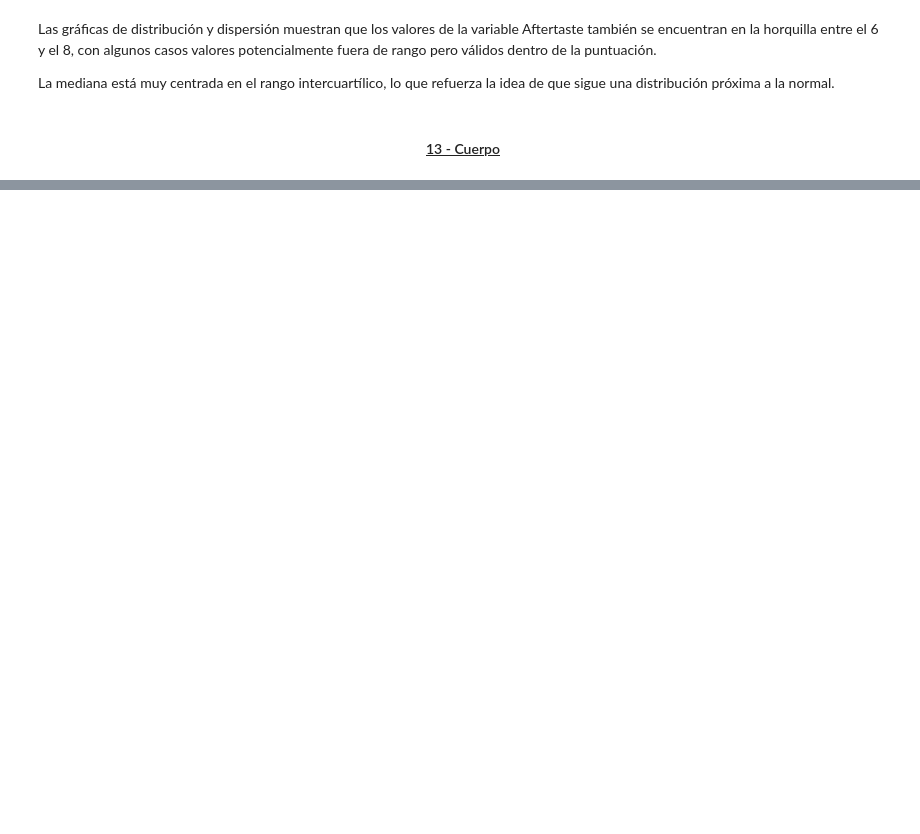
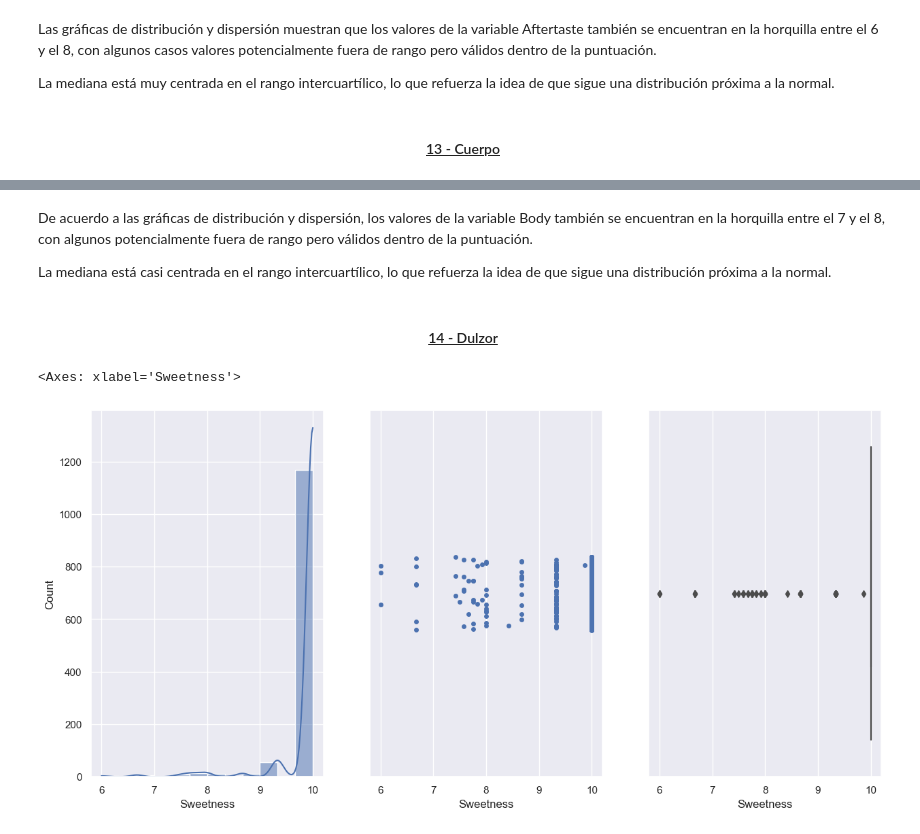
Before and after one commit to jmramaq/TrainingEDA_Coffee, a Jupyter notebook: src/EDA.ipynb, the cells around one changed output, grey strips where cells are left out. Saved outputs shown, nothing was run; the diff lists cells and outputs as text; code cells hidden in the pictures; blank space fills up the shorter version.

```diff
--- a/src/EDA.ipynb
+++ b/src/EDA.ipynb
@@ -718,0 +1024,14 @@ df.columns
+# %% [markdown]
+De acuerdo a las gráficas de distribución y dispersión, los valores de la variable Body también se encuentran en la horquilla entre el 7 y el 8, con algunos potencialmente fuera de rango pero válidos dentro de la puntuación.
+
+La mediana está casi centrada en el rango intercuartílico, lo que refuerza la idea de que sigue una distribución próxima a la normal.
+# %% [markdown]
+<h4 style="text-align: center;"><ins>14 - Dulzor</ins></h4>
+# %%
+fig, axs = plt.subplots(figsize=(15, 7), ncols=3)
+sns.histplot(data=df, x="Sweetness", kde=True, ax=axs[0])
+sns.stripplot(x=df["Sweetness"], ax=axs[1])
+sns.boxplot(data=df, x="Sweetness", ax=axs[2])
+# %% [output]
+<Axes: xlabel='Sweetness'>
+[figure, added]
```
Also changed, not shown: parts of 82 cells of this notebook.
